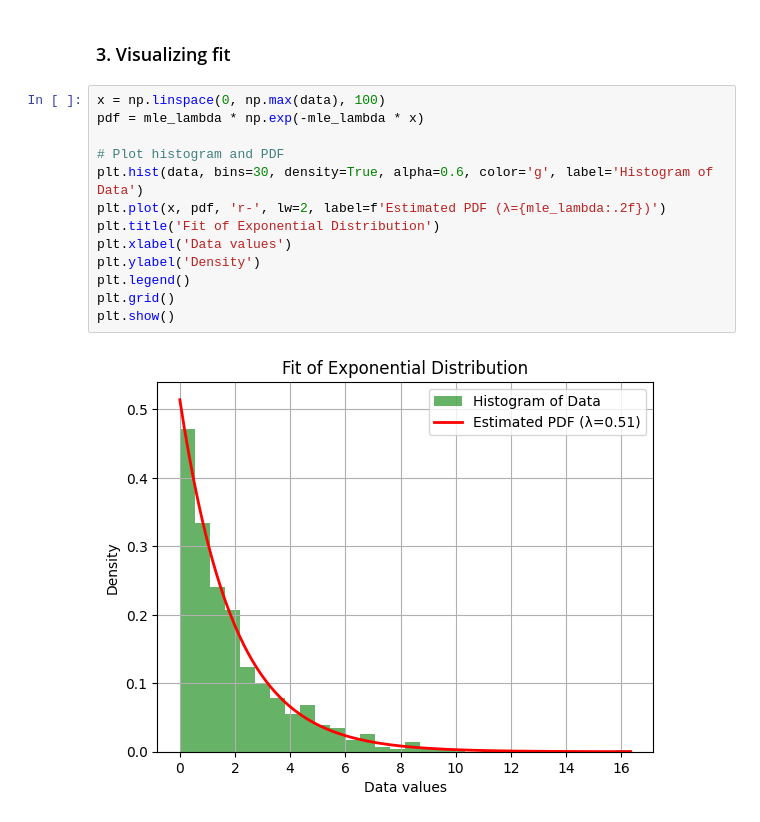
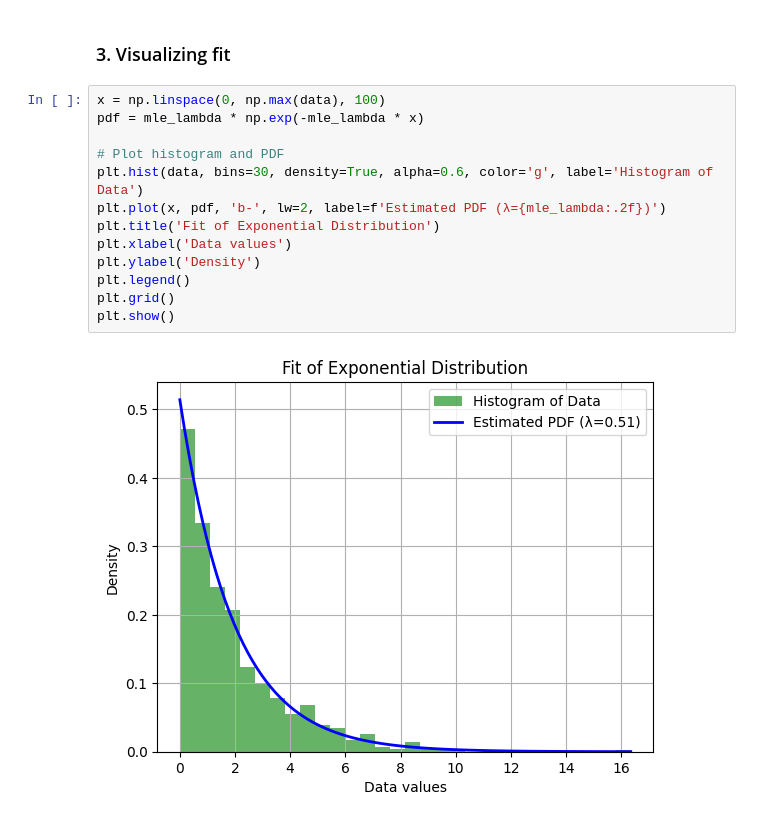
Before and after one commit to zazzane/STA4020-Stat-Modelling-in-Finance-Markets, a Jupyter notebook: Assignment 3/problem6.ipynb, the cells around one changed output. Cells and saved outputs as stored; diff of their text form.

```diff
--- a/Assignment 3/problem6.ipynb
+++ b/Assignment 3/problem6.ipynb
@@ -68,15 +68,15 @@ Estimated MLE for λ: 0.5141357585302092
 # %%
 x = np.linspace(0, np.max(data), 100)
 pdf = mle_lambda * np.exp(-mle_lambda * x)
 
 # Plot histogram and PDF
 plt.hist(data, bins=30, density=True, alpha=0.6, color='g', label='Histogram of Data')
-plt.plot(x, pdf, 'r-', lw=2, label=f'Estimated PDF (λ={mle_lambda:.2f})')
+plt.plot(x, pdf, 'b-', lw=2, label=f'Estimated PDF (λ={mle_lambda:.2f})')
 plt.title('Fit of Exponential Distribution')
 plt.xlabel('Data values')
 plt.ylabel('Density')
 plt.legend()
 plt.grid()
 plt.show()
 # %% [output]
-[figure, old version]
+[figure, new version]
```
Also changed, not shown: parts of 1 cell of this notebook.
